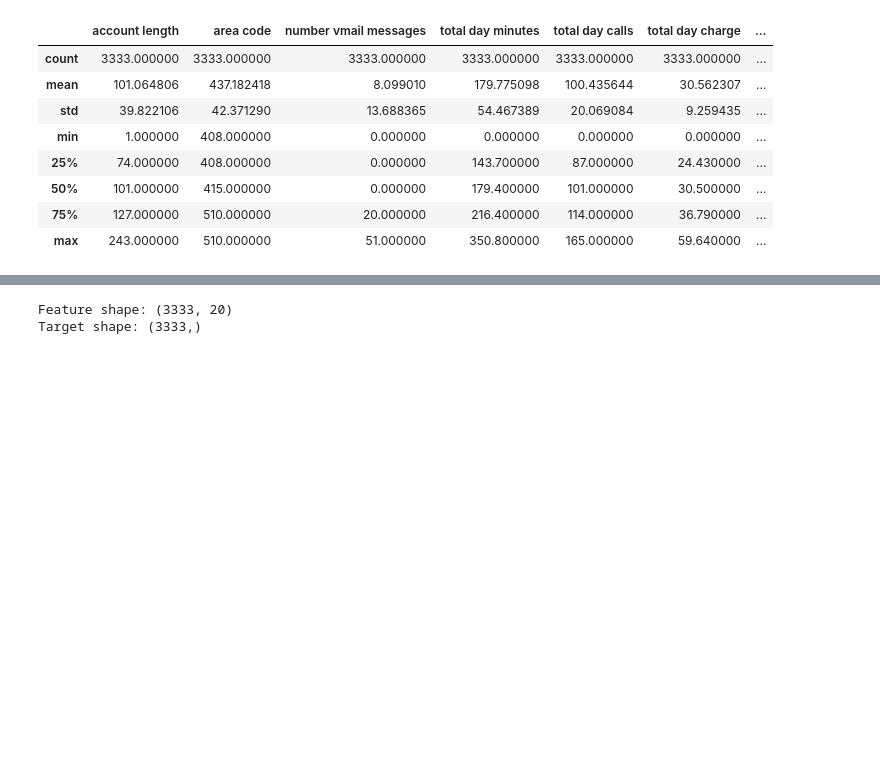
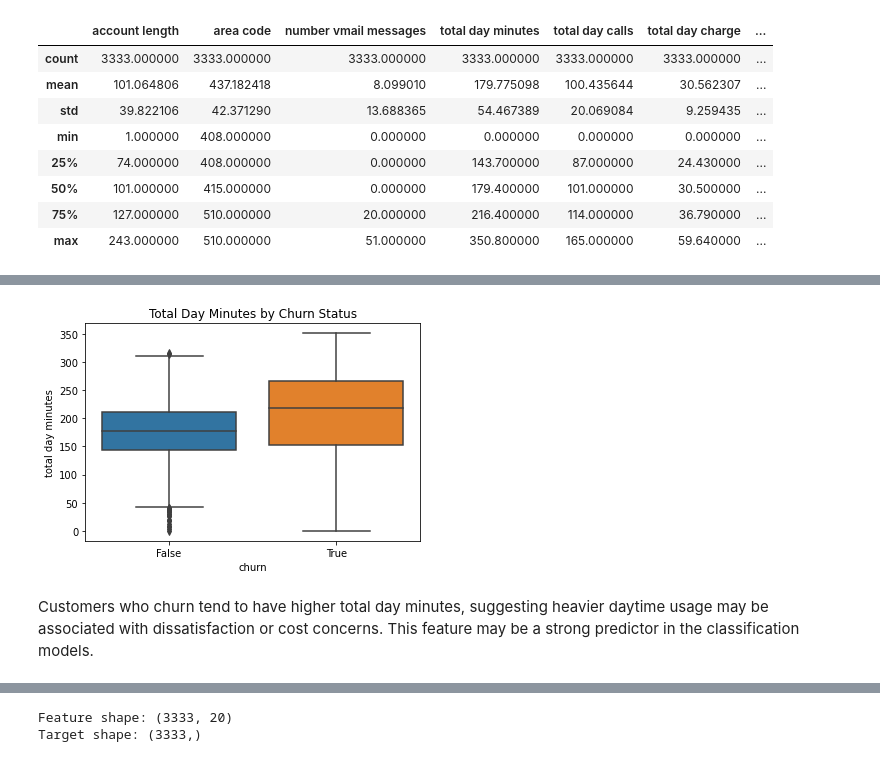
Before and after one commit to TyreseMugo/phase-3-classification-project, a Jupyter notebook: notebooks/telecom_churn_classification.ipynb, the cells around one changed output, grey strips where cells are left out. Cells and saved outputs as stored; diff of their text form; code cells hidden in the pictures; blank space fills up the shorter version.

```diff
--- a/notebooks/telecom_churn_classification.ipynb
+++ b/notebooks/telecom_churn_classification.ipynb
@@ -74,0 +119,8 @@ DEFINING FEATURES AND TARGET
+# %%
+sns.boxplot(x="churn", y="total day minutes", data=df)
+plt.title("Total Day Minutes by Churn Status")
+plt.show()
+# %% [output]
+[figure, added]
+# %% [markdown]
+Customers who churn tend to have higher total day minutes, suggesting heavier daytime usage may be associated with dissatisfaction or cost concerns. This feature may be a strong predictor in the classification models.
```
Also changed, not shown: parts of 47 cells of this notebook.
